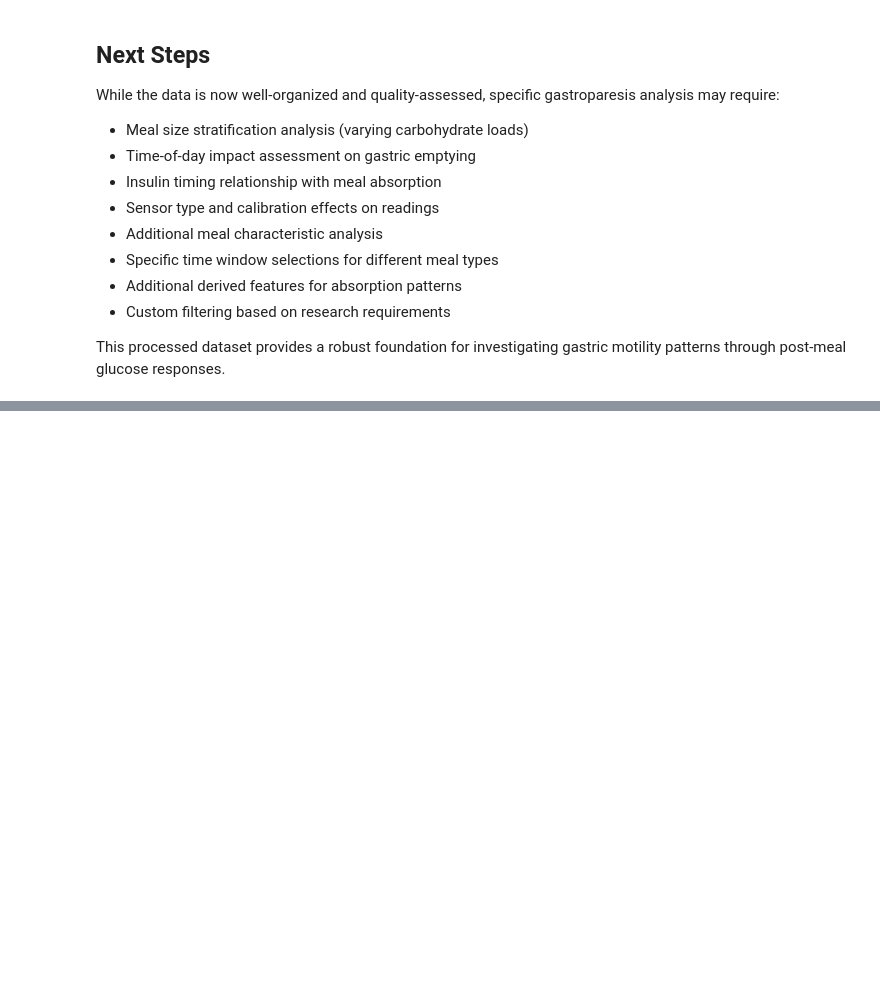
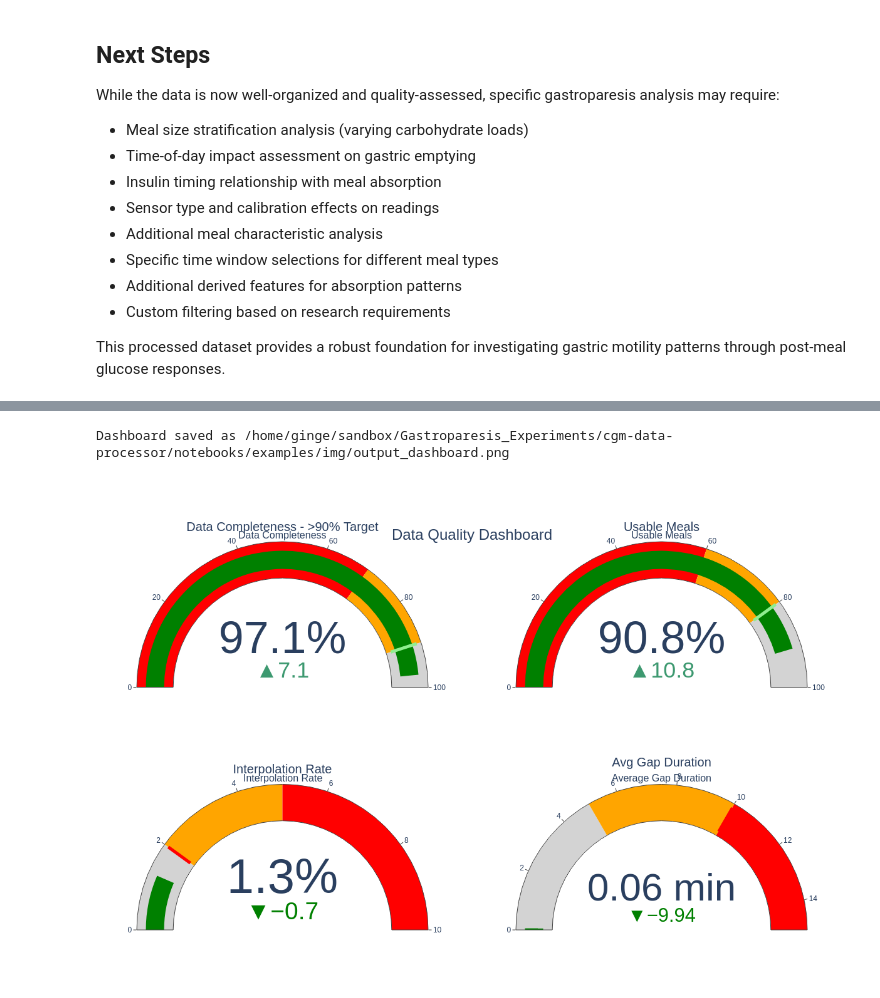
Before and after one commit to Warren8824/cgm-data-processor, a Jupyter notebook: notebooks/examples/x_gastro_eda.ipynb, the cells around one changed output, grey strips where cells are left out. Saved outputs shown, nothing was run; the diff lists cells and outputs as text; code cells hidden in the pictures; blank space fills up the shorter version.

Commit message:
use png plotly loading in notebook to ensure visual consistency on github.

```diff
--- a/notebooks/examples/x_gastro_eda.ipynb
+++ b/notebooks/examples/x_gastro_eda.ipynb
@@ -1029,5 +1029,9 @@ metrics
 # %%
-# Create and display dashboard
-fig = create_quality_dashboard(analysed_df)
-fig.show()
+# Create and data quality display dashboard
+path = 'img/output_dashboard.png'
+fig = create_quality_dashboard(analysed_df, save_path=path)
+
+# Display created dashboard
+# Replace 'image.png' with the path to your PNG file
+display(Image(filename=path))
 # %% [output]
@@ -1034,0 +1038,2 @@ fig.show()
+Dashboard saved as /home/ginge/sandbox/Gastroparesis_Experiments/cgm-data-processor/notebooks/examples/img/output_dashboard.png
+[figure, added]
```
Also changed, not shown: parts of 8 cells of this notebook, 1 other file.
